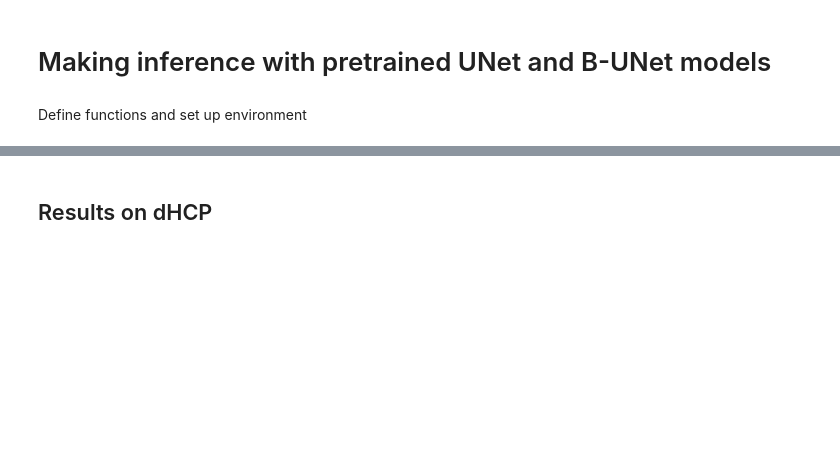
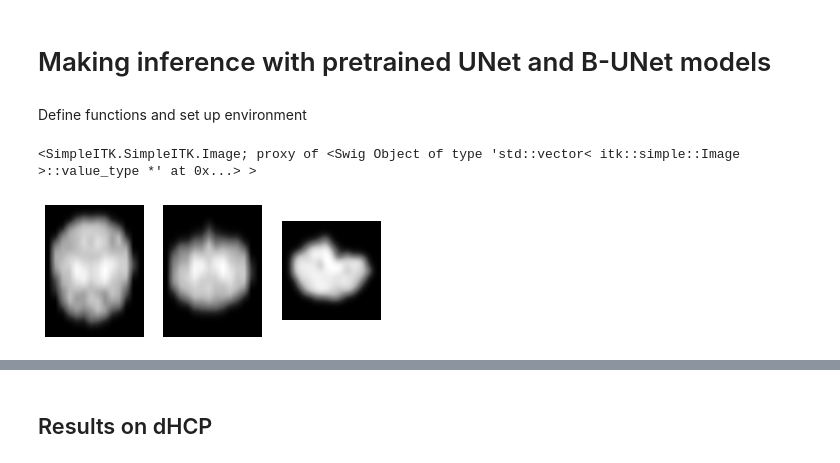
Before and after one commit to ExtremeViscent/SR-UNet, a Jupyter notebook: inference/inference_1.ipynb, the cells around one changed output, grey strips where cells are left out. Saved outputs shown, nothing was run; the diff lists cells and outputs as text; code cells hidden in the pictures; blank space fills up the shorter version.

```diff
--- a/inference/inference_1.ipynb
+++ b/inference/inference_1.ipynb
@@ -35,6 +35,15 @@ def display_image(image_z, image):
     plt.imshow(sitk.GetArrayViewFromImage(img), cmap=plt.cm.Greys_r)
     plt.axis("off")
     plt.show()
+
+def display_multiplanar(image):
+    fig, (ax1,ax2,ax3) = plt.subplots(1, 3)
+    im1 = ax1.imshow(image[image.shape[0]//2,:,:], cmap=plt.cm.Greys_r)
+    ax1.axis('off')
+    im2 = ax2.imshow(image[:,image.shape[1]//2,:], cmap=plt.cm.Greys_r)
+    ax2.axis('off')
+    im3 = ax3.imshow(image[:,:,image.shape[2]//2], cmap=plt.cm.Greys_r)
+    ax3.axis('off')
 
 def load_model(model_path:str):
     model = torch.load(model_path)
@@ -287,3 +296,11 @@ mu_vae_dhcp = model_vae_dhcp.enc_mu[0].flatten()
 logvar_vae_dhcp = model_vae_dhcp.enc_logvar[0].flatten()
 mu_vae_hcp = model_vae_hcp.enc_mu[0].flatten()
 logvar_vae_hcp = model_vae_hcp.enc_logvar[0].flatten()
+# %%
+image_paul[...,4]
+# %% [output]
+<SimpleITK.SimpleITK.Image; proxy of <Swig Object of type 'std::vector< itk::simple::Image >::value_type *' at 0x...> >
+# %%
+display_multiplanar(image_tensor[0,0].detach().cpu().numpy())
+# %% [output]
+[figure, added]
```
Also changed, not shown: parts of 3 cells of this notebook, 3 other files.
